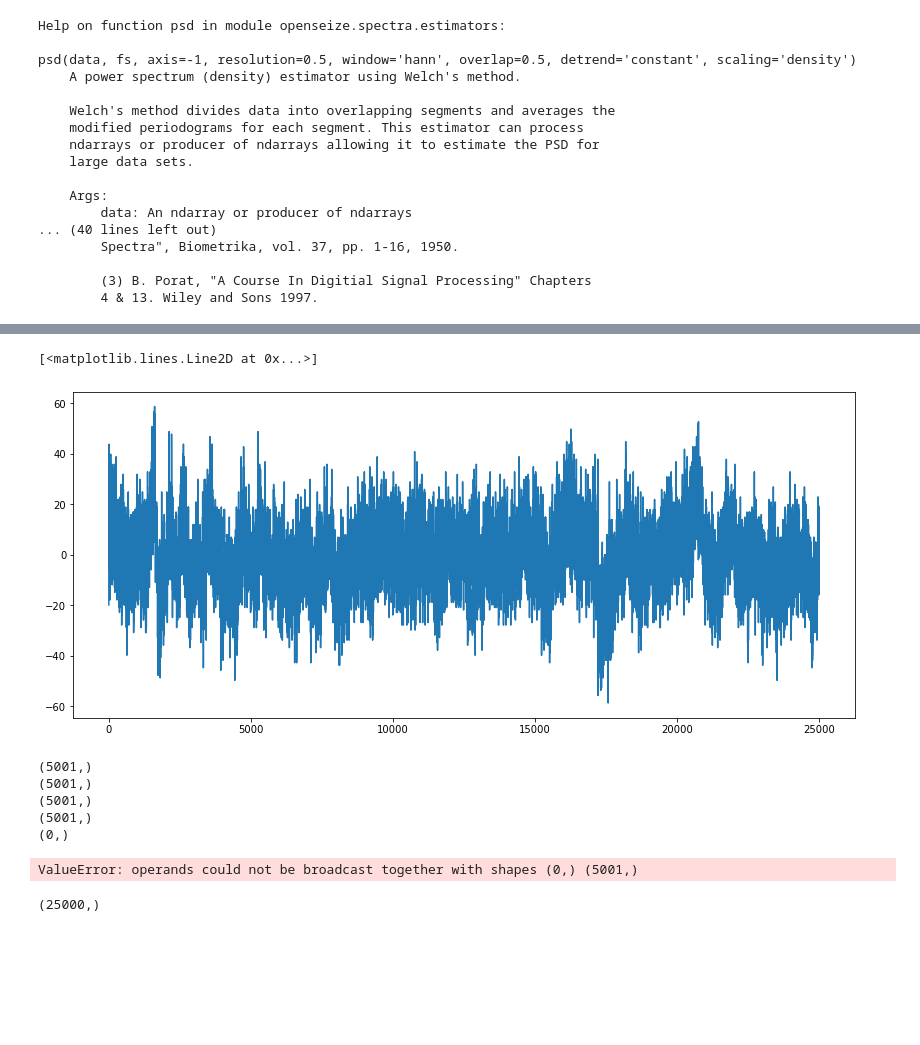
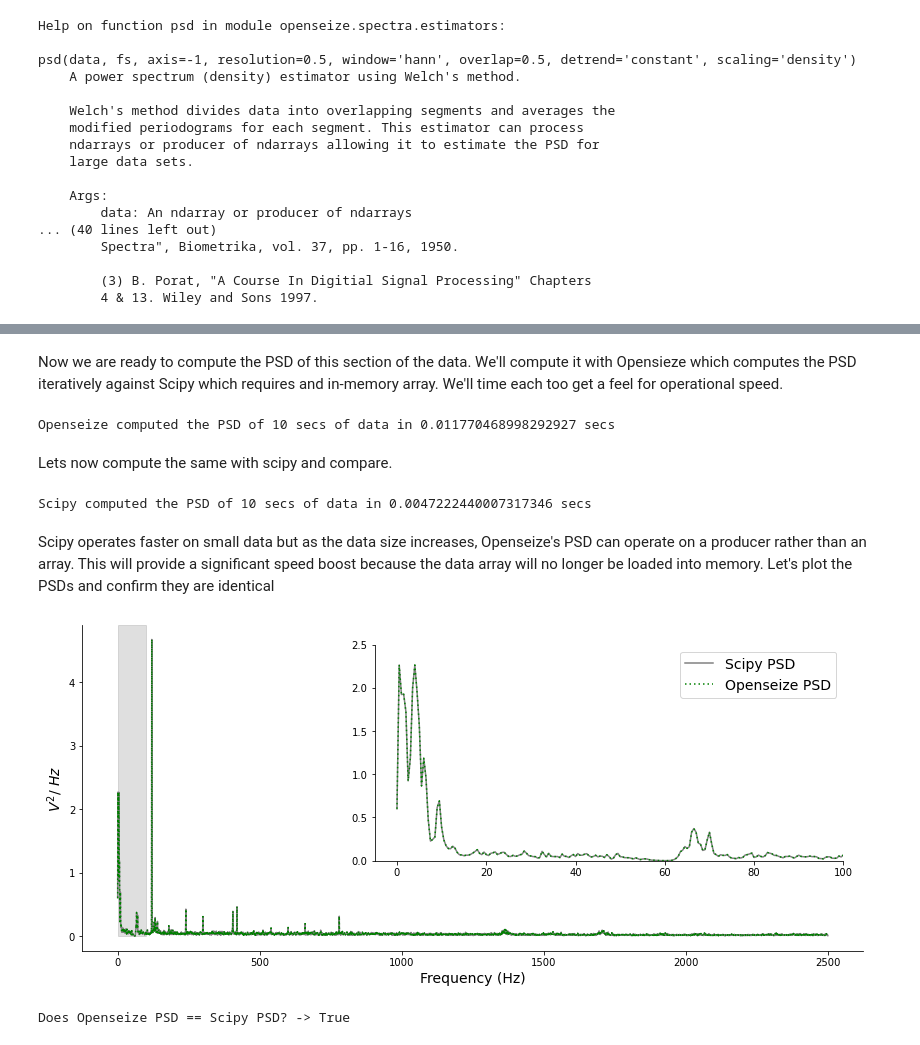
Before and after one commit to mscaudill/openseize, a Jupyter notebook: demos/spectra.ipynb, the cells around one changed output, grey strips where cells are left out. Saved outputs shown, nothing was run; the diff lists cells and outputs as text; code cells hidden in the pictures; blank space fills up the shorter version.

Commit message:
Add sections for showing PSD calls in openseize.

```diff
--- a/demos/spectra.ipynb
+++ b/demos/spectra.ipynb
@@ -319 +361,60 @@ arr = arr.flatten()
+# %% [markdown]
+Now we are ready to compute the PSD of this section of the data. We'll compute it with Opensieze which computes the PSD iteratively against Scipy which requires and in-memory array. We'll time each too get a feel for operational speed.
+# %%
+# compute the psd using openseize using the default settings of a Hann window,
+# resolution=0.5Hz and an overlap of 50%. The cnt is how many averages were used
+# estimate the PSD.
+
+t0 = time.perf_counter()
+cnt, freqs, op_psd = estimators.psd(fsignal, fs)
+elapsed = time.perf_counter() - t0
+print('Openseize computed the PSD of {} secs of data in {} secs'.format(10, elapsed))
+# %% [output]
+Openseize computed the PSD of 10 secs of data in 0.011770468998292927 secs
+# %% [markdown]
+Lets now compute the same with scipy and compare.
+# %%
+# scipy's nperseg is just the fs / resolution = 5000 / 0.5 = 10000
+t0 = time.perf_counter()
+freqs, sp_psd = sp.signal.welch(fsignal, fs=fs, nperseg=10000)
+elapsed = time.perf_counter() - t0
+print('Scipy computed the PSD of {} secs of data in {} secs'.format(10, elapsed))
+# %% [output]
+Scipy computed the PSD of 10 secs of data in 0.0047222440007317346 secs
+# %% [markdown]
+Scipy operates faster on small data but as the data size increases, Openseize's PSD can operate on a producer rather than an array. This will provide a significant speed boost because the data array will no longer be loaded into memory. Let's plot the PSDs and confirm they are identical
+# %%
+fig, ax = plt.subplots(figsize=(14,6))
+axinset = inset_axes(ax, width="60%", height=3, loc=1, borderpad=2)
+axarr = [ax, axinset]
+
+# main axis plot
+axarr[0].plot(freqs, sp_psd, color='gray')
+axarr[0].plot(freqs, op_psd, color='green', linestyle=(0, (1,2)))
+#add rectangle
+rect = Rectangle((0,0), 100, axarr[0].get_ylim()[-1], color='gray', alpha=.25)
+axarr[0].add_patch(rect)
+
+#inset
+axarr[1].plot(freqs, sp_psd, color='gray', label='Scipy PSD')
+axarr[1].plot(freqs, op_psd, color='green', linestyle=(0, (1,2)),
+              label='Openseize PSD')
+axarr[1].set_xlim([-5, 100])
+axarr[1].set_ylim([0, 2.5])
+
+#configure
+axarr[0].set_xlabel('Frequency (Hz)', fontsize=14)
+axarr[0].set_ylabel(r'$V^2 /\ Hz$', fontsize=14)
+[ax.spines.top.set_visible(False) for ax in axarr]
+[ax.spines.right.set_visible(False) for ax in axarr]
+
+axarr[1].legend(fontsize=14)
+plt.show()
+# %% [output]
+[figure, added]
+# %%
+# since we only see 1 curve above it looks like openseize PSD = Scipy PSD
+print('Does Openseize PSD == Scipy PSD? -> {}'.format(np.allclose(sp_psd, op_psd)))
+# %% [output]
+Does Openseize PSD == Scipy PSD? -> True
 # %%
@@ -326,22 +423,3 @@ arr = arr.flatten()
 # work-out example where bad assumption of stationary creates problems in PSD
 
 # STFT
-# %%
-fig, ax = plt.subplots(figsize=(14, 6))
-ax.plot(arr)
-# %% [output]
-[<matplotlib.lines.Line2D at 0x...>]
-[figure, removed]
-# %%
-cnt, freqs, res = estimators.psd(arr, fs=fs)
-# %% [output]
-(5001,)
-(5001,)
-(5001,)
-(5001,)
-(0,)
-ValueError: operands could not be broadcast together with shapes (0,) (5001,)
-# %%
-arr.shape
-# %% [output]
-(25000,)
```
Also changed, not shown: parts of 8 cells of this notebook.
